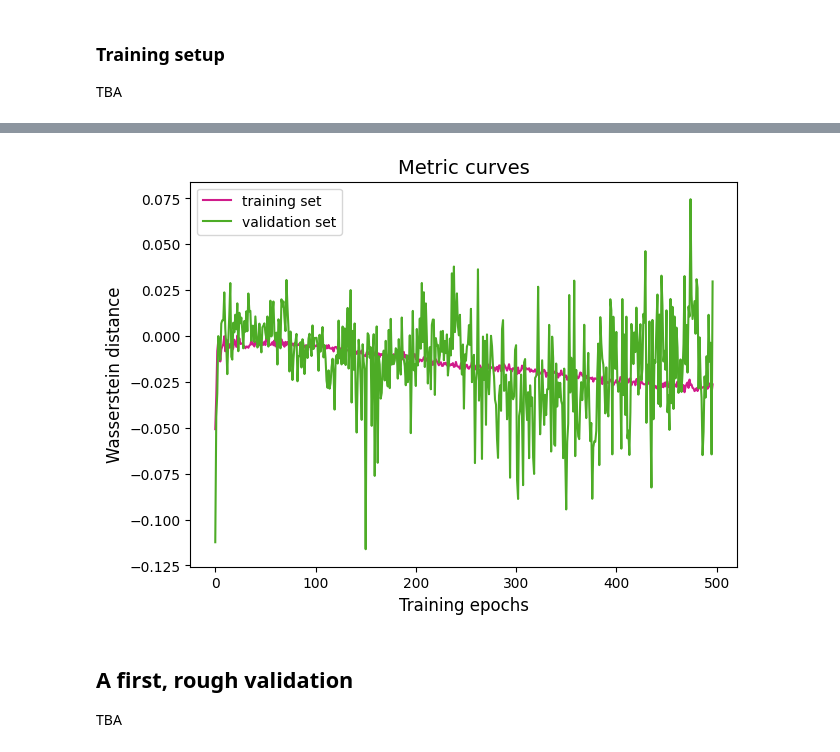
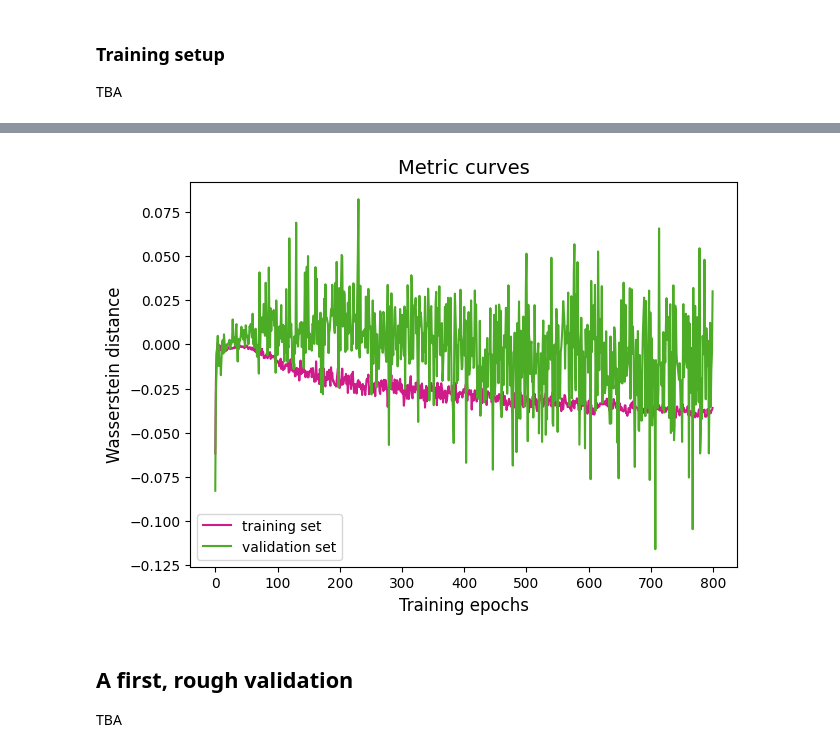
Before and after one commit to LamarrSim/lb-pidsim-train, a Jupyter notebook: notebooks/GlobalPID-im-muon-train.ipynb, the cells around one changed output, grey strips where cells are left out. Cells and saved outputs as stored; diff of their text form; code cells hidden in the pictures.

```diff
--- a/notebooks/GlobalPID-im-muon-train.ipynb
+++ b/notebooks/GlobalPID-im-muon-train.ipynb
@@ -141,7 +141,7 @@ from pidgan.players.discriminators import AuxDiscriminator
 discriminator = AuxDiscriminator(
     output_dim=1,
     aux_features=["3 - 0", "2 - 1"],  # ["PIDmu - PIDe", "PIDK - PIDp"]
-    num_hidden_layers=5,
+    num_hidden_layers=6,
     mlp_hidden_units=128,
     mlp_dropout_rates=0.0,
     enable_residual_blocks=True,
@@ -265,7 +265,7 @@ callbacks = list()
 g_lr_sched = LearnRateExpDecay(
     gan.generator_optimizer,
     decay_rate=0.1,
-    decay_steps=120_000,
+    decay_steps=150_000,
     min_learning_rate=g_lr0/1e3,
     verbose=True,
     key="g_lr",
@@ -275,7 +275,7 @@ callbacks.append(g_lr_sched)
 d_lr_sched = LearnRateExpDecay(
     gan.discriminator_optimizer,
     decay_rate=0.1,
-    decay_steps=190_000,
+    decay_steps=210_000,
     min_learning_rate=d_lr0/1e3,
     verbose=True,
     key="d_lr",
@@ -294,7 +294,7 @@ callbacks.append(d_lr_sched)
 from datetime import datetime
 
 batch_size = 10_000
-num_epochs = 500 if not TEST else 150
+num_epochs = 800 if not TEST else 150
 
 data_train = ds_train.batch(batch_size, drop_remainder=True).prefetch(tf.data.AUTOTUNE)
 data_val = next(iter(ds_val.batch(batch_size)))
@@ -330,7 +330,7 @@ Epoch 500/500
 # %%
 plt.figure(figsize=(16, 5), dpi=100)
 
-start_epoch = 3
+start_epoch = 0
 
 plt.subplot(1, 2, 1)
 plt.title("Learning curves", fontsize=14)
@@ -379,34 +379,34 @@ plt.show()
 # %%
 plt.figure(figsize=(24, 5), dpi=100)
 
 # plt.subplot(1, 3, 1)
 # plt.title("Metric curves", fontsize=14)
 # plt.xlabel("Training epochs", fontsize=12)
 # plt.ylabel("Accuracy", fontsize=12)
 # plt.plot(train.history["accuracy"][start_epoch:], color="#d01c8b", label="training set")
 # plt.plot(train.history["val_accuracy"][start_epoch:], color="#4dac26", label="validation set")
 # plt.legend(loc="upper right", fontsize=10)
 
 plt.subplot(1, 3, 2)
 plt.title("Metric curves", fontsize=14)
 plt.xlabel("Training epochs", fontsize=12)
 plt.ylabel("Wasserstein distance", fontsize=12)
 plt.plot(train.history["wass_dist"][start_epoch:], color="#d01c8b", label="training set")
 plt.plot(train.history["val_wass_dist"][start_epoch:], color="#4dac26", label="validation set")
-plt.legend(loc="upper left", fontsize=10)
+plt.legend(loc="lower left", fontsize=10)
 # plt.yscale("log")
 
 # plt.subplot(1, 3, 3)
 # plt.title("Referee learning curves", fontsize=14)
 # plt.xlabel("Training epochs", fontsize=12)
 # plt.ylabel("Binary cross-entropy", fontsize=12)
 # plt.plot(train.history["r_loss"][start_epoch:], color="#d01c8b", label="training set")
 # plt.plot(train.history["val_r_loss"][start_epoch:], color="#4dac26", label="validation set")
 # plt.legend(loc="upper right", fontsize=10)
 
 plt.show()
 # %% [output]
-[figure, old version]
+[figure, new version]
 # %%
 train_history = train.history.copy()
 pd.DataFrame(train_history).to_csv(f"./exports/{prefix}-GlobalPID-im-muon-train.csv")
```
Also changed, not shown: parts of 11 cells of this notebook, 2 other files.
